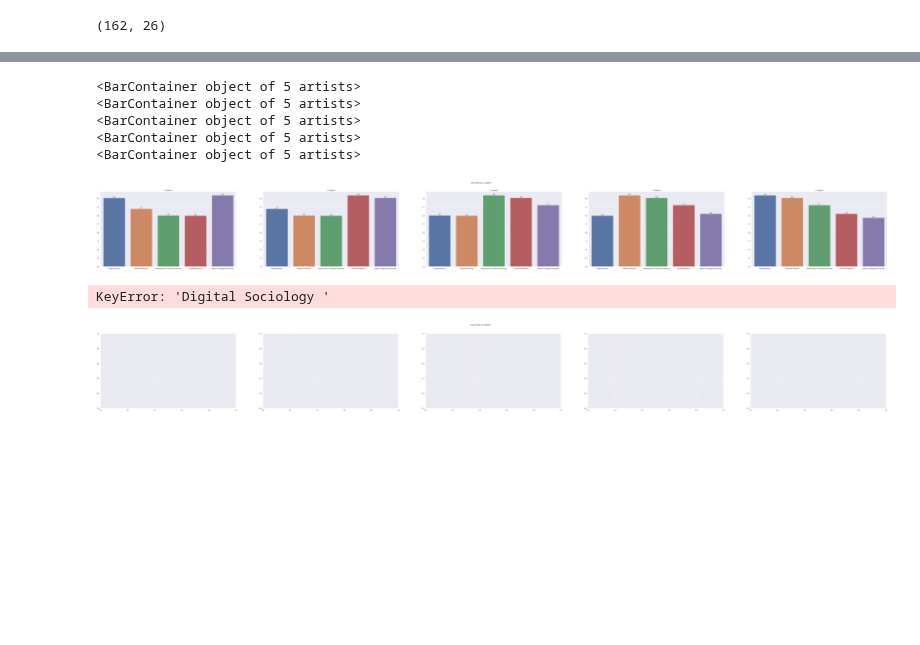
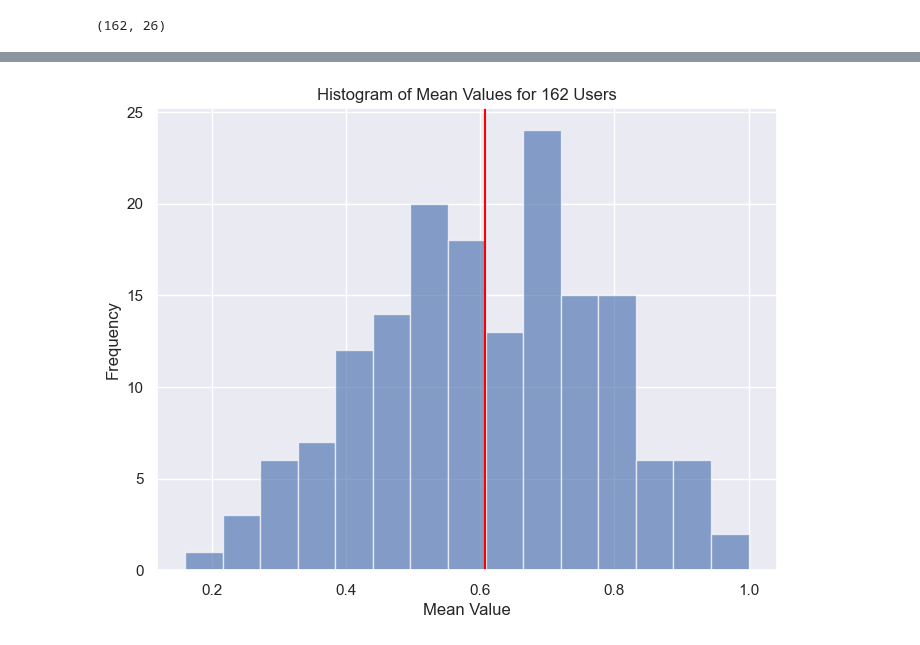
Before and after one commit to MnCSSJ4x/IIITB-Course-Recommendation-System, a Jupyter notebook: EDA.ipynb, the cells around one changed output, grey strips where cells are left out. Cells and saved outputs as stored; diff of their text form; code cells hidden in the pictures; blank space fills up the shorter version.

Commit message:
add: plots

```diff
--- a/EDA.ipynb
+++ b/EDA.ipynb
@@ -34,7 +34,7 @@ df.shape
 # %% [output]
 (162, 26)
 # %%
-sns.set(rc={'figure.figsize':(65,8)})
-sns.barplot(y=df['mean'],x=[i for i in range(0,df.shape[0])])
-df.drop(axis="columns",labels=["mean"],inplace=True)
-df
+# sns.set(rc={'figure.figsize':(65,8)})
+# sns.barplot(y=df['mean'],x=[i for i in range(0,df.shape[0])])
+# df.drop(axis="columns",labels=["mean"],inplace=True)
+# df
@@ -56,40 +41,26 @@ df
-# %%
-mean=df.mean(axis=0,skipna=True,numeric_only=True)
-figure, axes = plt.subplots(1, 5, sharex=True,figsize=(105,10))
-figure.suptitle('avg rating vs subject')
-
-for i in range(5):
-    sns.barplot(y=mean[i:(i+5)],x=[df.columns[i] for i in range(i,(i+5))],ax=axes[i])
-    axes[i].set_title('5 subjects')
-    for bars in axes[i].containers:
-        print(bars.)
-        axes[i].bar_label(bars, fmt='%.1f')
-# i=5
-# sns.barplot(y=mean[i-5:i],x=[df.columns[i] for i in range(i-5,i)],ax=axes[0])
-# axes[0].set_title('first 5 subjects')
-# i+=5
-# sns.barplot(y=mean[i-5:i],x=[df.columns[i] for i in range(i-5,i)],ax=axes[1])
-# axes[1].set_title('second 5 subjects')
-# i+=5
-# sns.barplot(y=mean[i-5:i],x=[df.columns[i] for i in range(i-5,i)],ax=axes[2])
-# axes[1].set_title('second 5 subjects')
-# %% [output]
-<BarContainer object of 5 artists>
-<BarContainer object of 5 artists>
-<BarContainer object of 5 artists>
-<BarContainer object of 5 artists>
-<BarContainer object of 5 artists>
-[figure, removed]
-# %%
-figure, axes = plt.subplots(1, 5, sharex=True,figsize=(105,10))
-figure.suptitle('avg rating vs subject')
-i=0
-sns.barplot(y=mean[i-5:i],x=[df.columns[i] for i in range(i-5,i)],ax=axes[0])
-axes[0].set_title('first 5 subjects')
-i+=5
-sns.barplot(y=mean[i-5:i],x=[df.columns[i] for i in range(i-5,i)],ax=axes[1])
-axes[1].set_title('second 5 subjects')
-i+=5
-# %% [output]
-KeyError: 'Digital Sociology '
-[figure, removed]
+# %%
+import numpy as np
+import matplotlib.pyplot as plt
+
+# Generate some sample data (150 users with random mean values)
+mean_values = df['mean'].to_numpy()
+
+# Calculate the overall mean of all the users
+overall_mean = np.mean(mean_values)
+
+fig = plt.figure(figsize=(8, 6))
+# Plot the histogram with the mean values on the x-axis
+plt.hist(mean_values, bins=15, alpha=0.65)
+
+# Add a vertical line at the overall mean value
+plt.axvline(x=overall_mean, color='red')
+
+# Add labels and a title
+plt.xlabel('Mean Value')
+plt.ylabel('Frequency')
+plt.title('Histogram of Mean Values for 162 Users')
+
+# Show the plot
+plt.show()
+# %% [output]
+[figure, added]
```
Also changed, not shown: parts of 9 cells of this notebook, 14 other files.
